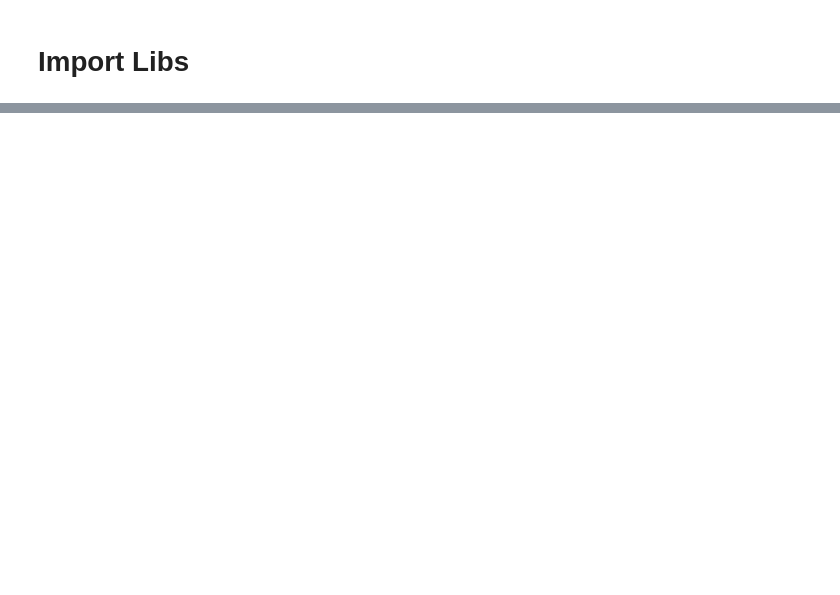
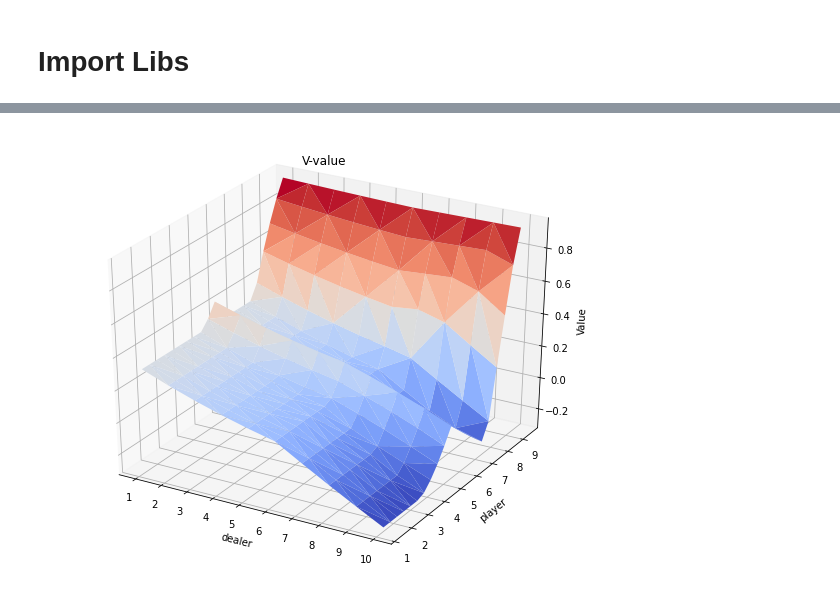
Before and after one commit to basselkassem/easy21, a Jupyter notebook: Dynamic_Programing.ipynb, the cells around one changed output, grey strips where cells are left out. Drawn from its saved outputs; the diff is of its cells as text; code cells hidden in the pictures; blank space fills up the shorter version.

```diff
--- a/Dynamic_Programing.ipynb
+++ b/Dynamic_Programing.ipynb
@@ -259,0 +138,5 @@ draw2d_array(rewards_stick, 'Expected reward for stick')
+# %%
+P, R = create_MDP(env.MAX_VALUE + 1, env.CARD_VALUE_MAX + 1)
+print('Expected Rewards', R.shape)
+print('Transition probabilites', P.shape)
+check_sanity(P, 'Transition probabilites')
@@ -259,0 +150,13 @@ draw2d_array(rewards_stick, 'Expected reward for stick')
+# %%
+def value_iteration(pdim, ddim):
+    V = np.zeros((pdim * ddim))
+    for epoch in range(100):
+        temp = np.max(R + np.matmul(P, V),  axis = -1)
+        diff = np.max(np.abs(V - temp))
+        V = temp
+        print('epoch #%d\tvalue_diff: %.7f' %(epoch, diff))
+        if diff < 1e-9:
+            print('---Converged---')
+            break
+    return V, V.reshape((22, 11))[1:, 1:]
+V_unshaped, V = value_iteration(env.MAX_VALUE + 1, env.CARD_VALUE_MAX + 1)
@@ -259,0 +181,9 @@ draw2d_array(rewards_stick, 'Expected reward for stick')
+# %%
+V_dic = defaultdict(int)
+for i in range(env.MAX_VALUE):
+    for j in range(env.CARD_VALUE_MAX):
+        state = (j + 1, i + 1)
+        V_dic[state, 0] = V[i, j]
+        V_dic[state, 1] = -1000
+env.Visualizer.visualize(V_dic, 'V-value')
+# %% [output]
@@ -259,0 +191 @@ draw2d_array(rewards_stick, 'Expected reward for stick')
+[figure, added]
```
Also changed, not shown: parts of 48 cells of this notebook.
